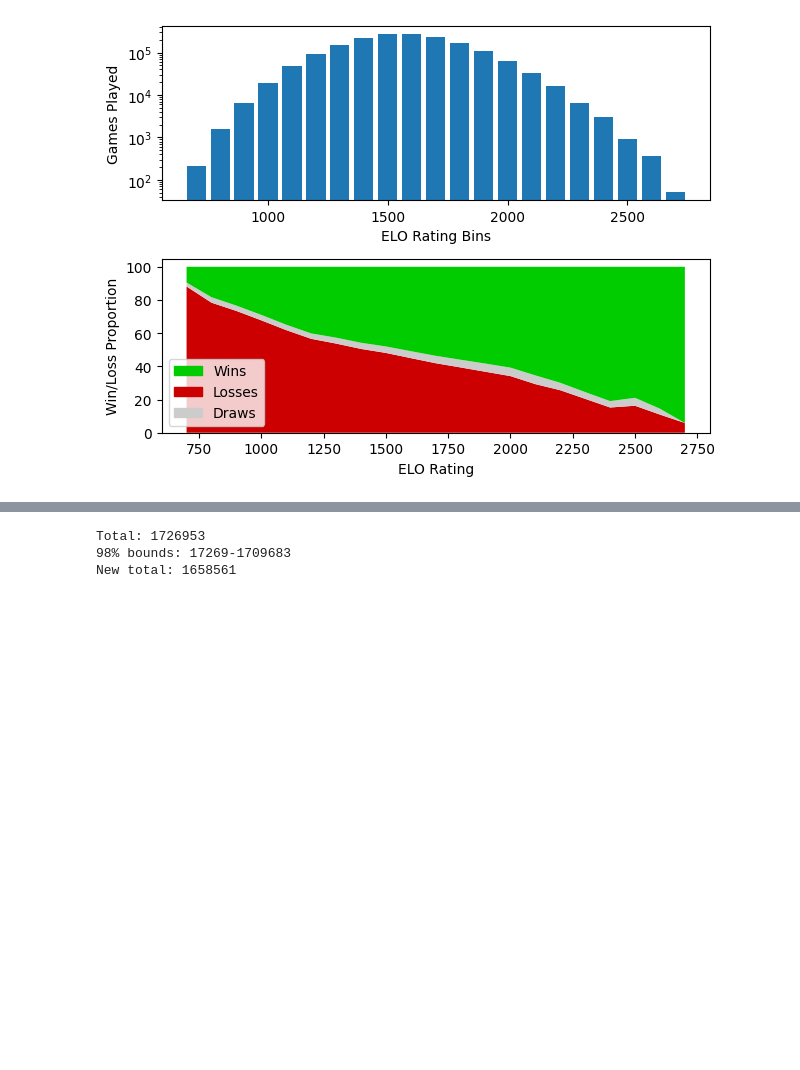
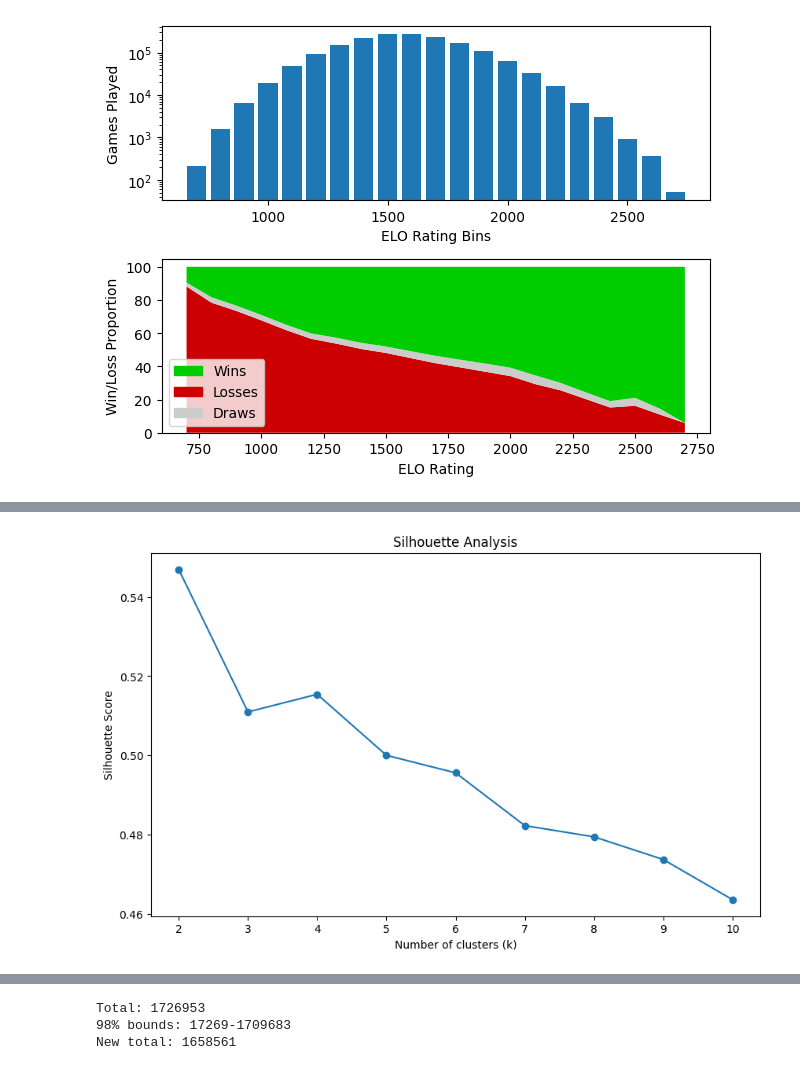
Before and after one commit to MutantLeech/CRE-Project, a Jupyter notebook: Project.ipynb, the cells around one changed output, grey strips where cells are left out. Cells and saved outputs as stored; diff of their text form; code cells hidden in the pictures; blank space fills up the shorter version.

Commit message:
check-in 2
i added some graphs we needed b/c it turns out they were mentioned in the paper so i had to add them

```diff
--- a/Project.ipynb
+++ b/Project.ipynb
@@ -358,0 +321,83 @@ KeyboardInterrupt:
+# %%
+import numpy as np
+from sklearn.cluster import KMeans
+from sklearn.metrics import silhouette_score
+import matplotlib.pyplot as plt
+from random import sample
+
+# Example data: [player_elo, num_moves, result]
+# chess_data = np.array([
+#     [1200, 45, 1],
+#     [1300, 30, 0],
+#     [1250, 50, 1],
+#     [1400, 20, 0],
+#     [1500, 60, 1],
+#     [1600, 40, 1],
+#     [1350, 55, 0]
+# ])
+
+def run_kmeans(X, k):
+    kmeans = KMeans(n_clusters=k, random_state=42)
+    clusters = kmeans.fit_predict(this_sample)
+    return clusters, kmeans.inertia_
+
+def plot_elbow_curve(X, max_k):
+    n_samples = X.shape[0]
+    max_k = min(max_k, n_samples)
+    inertias = []
+    for k in range(1, max_k + 1):
+        _, inertia = run_kmeans(X, k)
+        inertias.append(inertia)
+
+    plt.figure(figsize=(10, 6))
+    plt.plot(range(1, max_k + 1), inertias, marker='o')
+    plt.xlabel('Number of clusters (k)')
+    plt.ylabel('Inertia')
+    plt.title('Elbow Curve')
+    plt.show()
+
+def plot_silhouette_scores(X, max_k):
+    n_samples = X.shape[0]
+    max_k = min(max_k, n_samples - 1)  # Silhouette score is not defined for k=n_samples
+    silhouette_scores = []
+    for k in range(2, max_k + 1):  # Silhouette score is not defined for k=1
+        labels, _ = run_kmeans(X, k)
+        score = silhouette_score(X, labels)
+        silhouette_scores.append(score)
+
+    plt.figure(figsize=(10, 6))
+    plt.plot(range(2, max_k + 1), silhouette_scores, marker='o')
+    plt.xlabel('Number of clusters (k)')
+    plt.ylabel('Silhouette Score')
+    plt.title('Silhouette Analysis')
+    plt.show()
+
+SAMPLE_SIZE = 10000
+NUM_TESTS = 20
+# Determine best number of clusters
+for test_count in range(NUM_TESTS):
+    print("TEST", test_count + 1)
+
+    # Take a random sample of some size
+    this_sample = np.array(sample(list(chess_data), SAMPLE_SIZE))
+    plot_silhouette_scores(this_sample, 10)
+    plot_elbow_curve(this_sample, 10)
+
+# k = 7
+# kmeans = KMeans(n_clusters=k, random_state=42)
+# clusters = kmeans.fit_predict(chess_data)
+
+# # Assigning each game a cluster
+# print("Clusters:", clusters)
+
+# # Evaluating the clustering
+# # silhouette_avg = silhouette_score(chess_data, clusters)
+# # print("Silhouette Score:", silhouette_avg)
+
+# # Visualize the clustering
+# plt.scatter(chess_data[:, 0], chess_data[:, 1], c=clusters, cmap='viridis')
+# plt.xlabel('Player ELO')
+# plt.ylabel('Number of Moves')
+# plt.title('Clustering of Chess Games Based on Player Experience')
+# plt.show()
+# %% [output]
@@ -358,0 +405 @@ KeyboardInterrupt:
+[figure, added]
```
Also changed, not shown: parts of 2 cells of this notebook, 3 other files.
